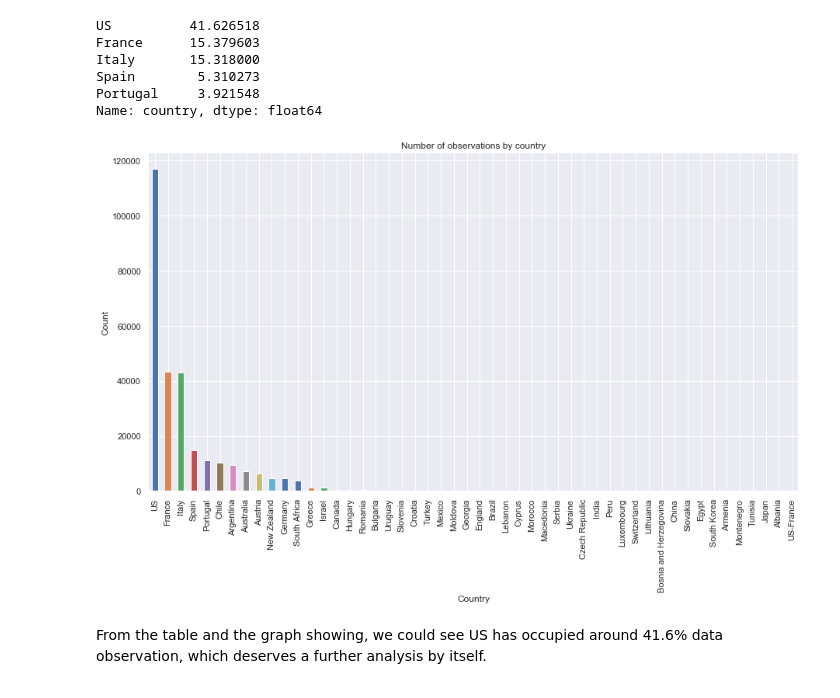
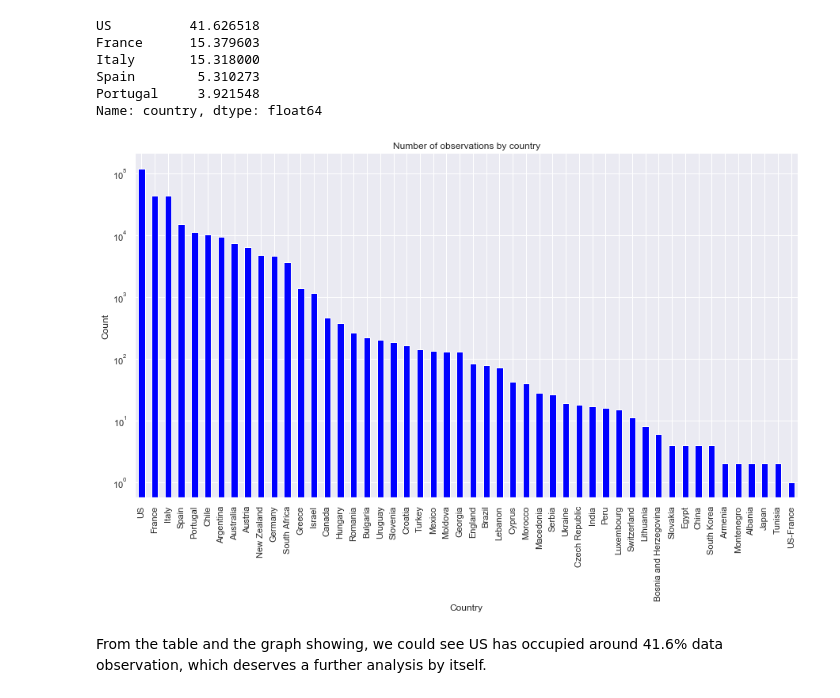
Before and after one commit to george1577/Thinkful_Data_Science, a Jupyter notebook: Drills_and_Assignments/Data_Science_Fundamentals/Unit_4_Career_planning_and_capstone_report/Capstone analytical report.ipynb, the cells around one changed output. Saved outputs shown, nothing was run; the diff lists cells and outputs as text; code cells hidden in the pictures.

```diff
--- a/Drills_and_Assignments/Data_Science_Fundamentals/Unit_4_Career_planning_and_capstone_report/Capstone analytical report.ipynb
+++ b/Drills_and_Assignments/Data_Science_Fundamentals/Unit_4_Career_planning_and_capstone_report/Capstone analytical report.ipynb
@@ -45,14 +68,15 @@ Spain        5.310273
 Portugal     3.921548
 Name: country, dtype: float64
 # %%
-# second, explore the number of observations from each country
+# second, explore the number of observations from each country, we use the log scale here to better demostrate each
+# country since the top 3 countries have more than 70% share, the rest will be hard to present using linear scale
 sns.set()
 fig, ax = plt.subplots(figsize=(15,8))
-ax = wine_all['country'].value_counts().plot(kind='bar', ax=ax)
-ax.set(title='Number of observations by country', xlabel='Country', ylabel='Count')
+ax = wine_all['country'].value_counts().plot(kind='bar', ax=ax, color='blue')
+ax.set(title='Number of observations by country', xlabel='Country', ylabel='Count', yscale='log')
 plt.show()
 # %% [output]
-[figure, old version]
+[figure, new version]
 # %% [markdown]
 From the table and the graph showing, we could see US has occupied around 41.6% data observation, which deserves a further analysis by itself.
 # %%
```
Also changed, not shown: parts of 20 cells of this notebook, 3 other files.
